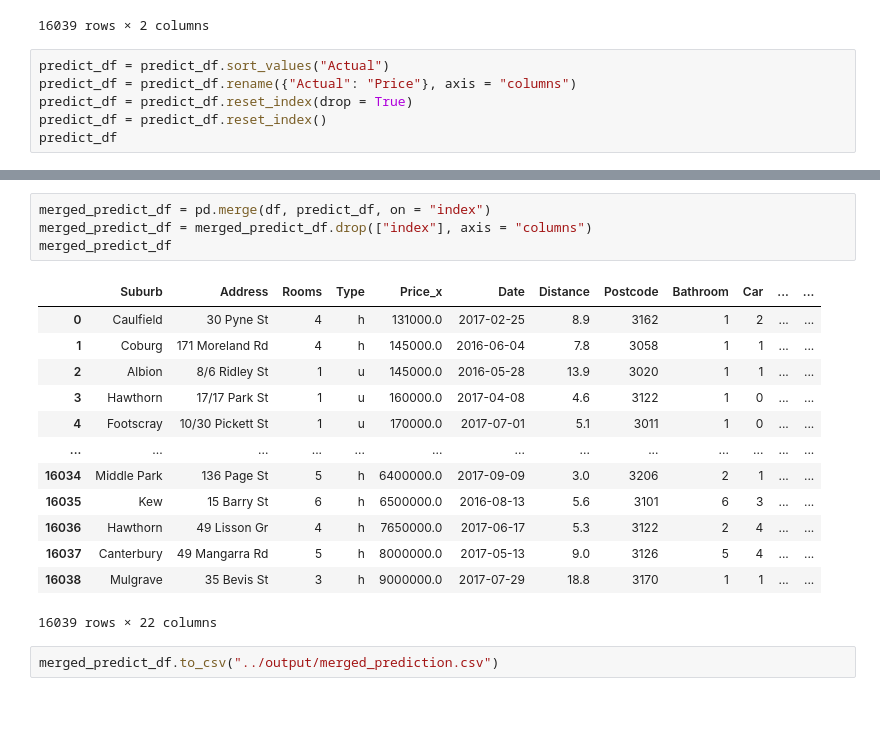
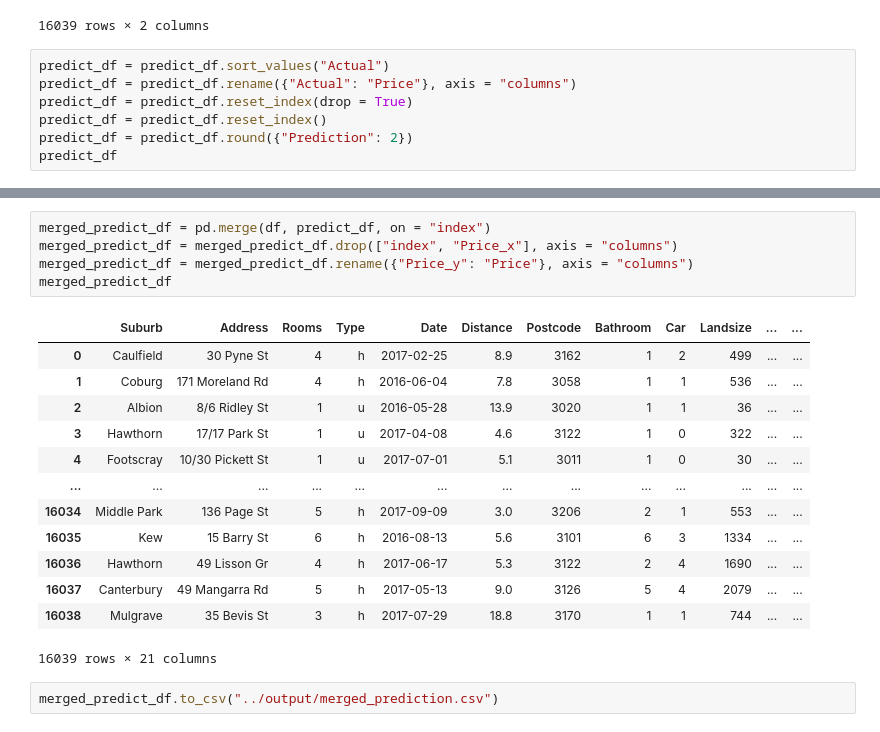
Before and after one commit to Franco1230/Data-Bootcamp-Final-Project, a Jupyter notebook: jupyter_notebook/prediction.ipynb, the cells around one changed output, grey strips where cells are left out. Saved outputs shown, nothing was run; the diff lists cells and outputs as text.

Commit message:
renamed columns

```diff
--- a/jupyter_notebook/prediction.ipynb
+++ b/jupyter_notebook/prediction.ipynb
@@ -66,6 +66,7 @@ predict_df = predict_df.sort_values("Actual")
 predict_df = predict_df.rename({"Actual": "Price"}, axis = "columns")
 predict_df = predict_df.reset_index(drop = True)
 predict_df = predict_df.reset_index()
+predict_df = predict_df.round({"Prediction": 2})
 predict_df
 # %% [output]
 |  | index | Price | Prediction |
@@ -83,21 +84,22 @@ predict_df
 16039 rows × 3 columns
 # %%
 merged_predict_df = pd.merge(df, predict_df, on = "index")
-merged_predict_df = merged_predict_df.drop(["index"], axis = "columns")
+merged_predict_df = merged_predict_df.drop(["index", "Price_x"], axis = "columns")
+merged_predict_df = merged_predict_df.rename({"Price_y": "Price"}, axis = "columns")
 merged_predict_df
 # %% [output]
-|  | Suburb | Address | Rooms | Type | Price_x | Date | Distance | Postcode | Bathroom | Car | ... | ... |
-| 0 | Caulfield | 30 Pyne St | 4 | h | 131000.0 | 2017-02-25 | 8.9 | 3162 | 1 | 2 | ... | ... |
-| 1 | Coburg | 171 Moreland Rd | 4 | h | 145000.0 | 2016-06-04 | 7.8 | 3058 | 1 | 1 | ... | ... |
-| 2 | Albion | 8/6 Ridley St | 1 | u | 145000.0 | 2016-05-28 | 13.9 | 3020 | 1 | 1 | ... | ... |
-| 3 | Hawthorn | 17/17 Park St | 1 | u | 160000.0 | 2017-04-08 | 4.6 | 3122 | 1 | 0 | ... | ... |
-| 4 | Footscray | 10/30 Pickett St | 1 | u | 170000.0 | 2017-07-01 | 5.1 | 3011 | 1 | 0 | ... | ... |
+|  | Suburb | Address | Rooms | Type | Date | Distance | Postcode | Bathroom | Car | Landsize | ... | ... |
+| 0 | Caulfield | 30 Pyne St | 4 | h | 2017-02-25 | 8.9 | 3162 | 1 | 2 | 499 | ... | ... |
+| 1 | Coburg | 171 Moreland Rd | 4 | h | 2016-06-04 | 7.8 | 3058 | 1 | 1 | 536 | ... | ... |
+| 2 | Albion | 8/6 Ridley St | 1 | u | 2016-05-28 | 13.9 | 3020 | 1 | 1 | 36 | ... | ... |
+| 3 | Hawthorn | 17/17 Park St | 1 | u | 2017-04-08 | 4.6 | 3122 | 1 | 0 | 322 | ... | ... |
+| 4 | Footscray | 10/30 Pickett St | 1 | u | 2017-07-01 | 5.1 | 3011 | 1 | 0 | 30 | ... | ... |
 | ... | ... | ... | ... | ... | ... | ... | ... | ... | ... | ... | ... | ... |
-| 16034 | Middle Park | 136 Page St | 5 | h | 6400000.0 | 2017-09-09 | 3.0 | 3206 | 2 | 1 | ... | ... |
-| 16035 | Kew | 15 Barry St | 6 | h | 6500000.0 | 2016-08-13 | 5.6 | 3101 | 6 | 3 | ... | ... |
-| 16036 | Hawthorn | 49 Lisson Gr | 4 | h | 7650000.0 | 2017-06-17 | 5.3 | 3122 | 2 | 4 | ... | ... |
-| 16037 | Canterbury | 49 Mangarra Rd | 5 | h | 8000000.0 | 2017-05-13 | 9.0 | 3126 | 5 | 4 | ... | ... |
-| 16038 | Mulgrave | 35 Bevis St | 3 | h | 9000000.0 | 2017-07-29 | 18.8 | 3170 | 1 | 1 | ... | ... |
+| 16034 | Middle Park | 136 Page St | 5 | h | 2017-09-09 | 3.0 | 3206 | 2 | 1 | 553 | ... | ... |
+| 16035 | Kew | 15 Barry St | 6 | h | 2016-08-13 | 5.6 | 3101 | 6 | 3 | 1334 | ... | ... |
+| 16036 | Hawthorn | 49 Lisson Gr | 4 | h | 2017-06-17 | 5.3 | 3122 | 2 | 4 | 1690 | ... | ... |
+| 16037 | Canterbury | 49 Mangarra Rd | 5 | h | 2017-05-13 | 9.0 | 3126 | 5 | 4 | 2079 | ... | ... |
+| 16038 | Mulgrave | 35 Bevis St | 3 | h | 2017-07-29 | 18.8 | 3170 | 1 | 1 | 744 | ... | ... |
-16039 rows × 22 columns
+16039 rows × 21 columns
 # %%
 merged_predict_df.to_csv("../output/merged_prediction.csv")
```
Also changed, not shown: parts of 1 cell of this notebook, 1 other file.
